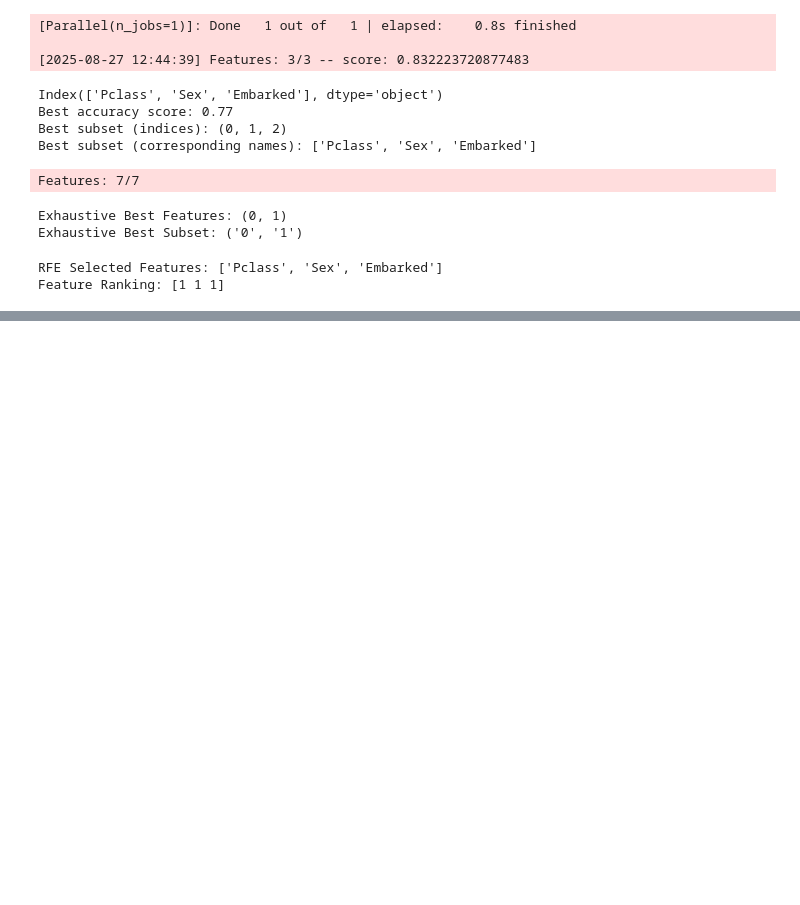
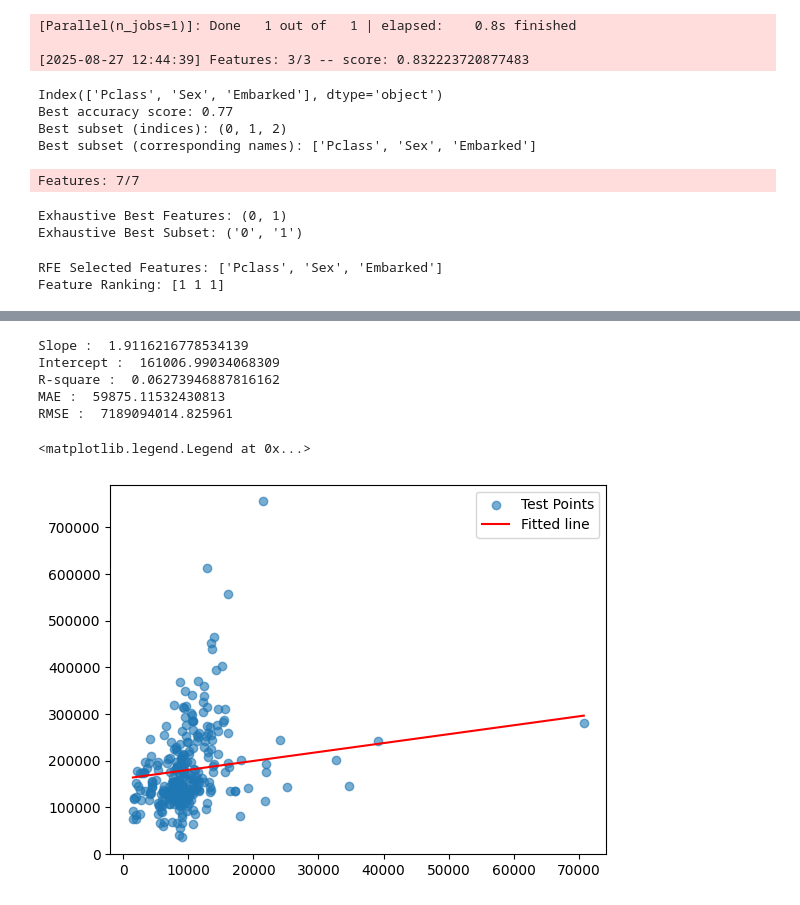
Before and after one commit to shashidhar078/MyPandas, a Jupyter notebook: pandasbasic.ipynb, the cells around one changed output, grey strips where cells are left out. Cells and saved outputs as stored; diff of their text form; code cells hidden in the pictures; blank space fills up the shorter version.

Commit message:
Explored linear regression with dataset and without dataset

```diff
--- a/pandasbasic.ipynb
+++ b/pandasbasic.ipynb
@@ -799,0 +848,6 @@ Feature Ranking: [1 1 1]
+# %%
+import pandas as pd
+
+df = pd.read_csv('/content/house_price_train (2).csv')
+df.describe()
+df.head()
@@ -799,0 +862,3 @@ Feature Ranking: [1 1 1]
+# %%
+data = df[['LotArea','SalePrice']].dropna()
+data
@@ -799,0 +881,30 @@ Feature Ranking: [1 1 1]
+# %%
+# X = data[['YrSold']].values
+X = data[['LotArea']].values
+y = data['SalePrice'].values
+
+X_train,X_test,y_train,y_test = train_test_split(X,y,test_size=0.2,random_state=42)
+
+lr = LinearRegression()
+lr.fit(X_train,y_train)
+
+y_pred=lr.predict(X_test)
+print("Slope : ",lr.coef_[0])
+print("Intercept : ",lr.intercept_)
+print("R-square : ",r2_score(y_test,y_pred))
+print("MAE : ",mean_absolute_error(y_test,y_pred))
+print("RMSE : ",mean_squared_error(y_test,y_pred))
+
+plt.scatter(X_test,y_test,alpha=0.6,label="Test Points")
+x_line = np.linspace(X_test.min(),X_test.max(),200).reshape(-1,1)
+y_line = lr.predict(x_line)
+plt.plot(x_line,y_line,'r',label="Fitted line")
+plt.legend()
+# %% [output]
+Slope :  1.9116216778534139
+Intercept :  161006.99034068309
+R-square :  0.06273946887816162
+MAE :  59875.11532430813
+RMSE :  7189094014.825961
+<matplotlib.legend.Legend at 0x...>
+[figure, added]
```
Also changed, not shown: parts of 6 cells of this notebook.
